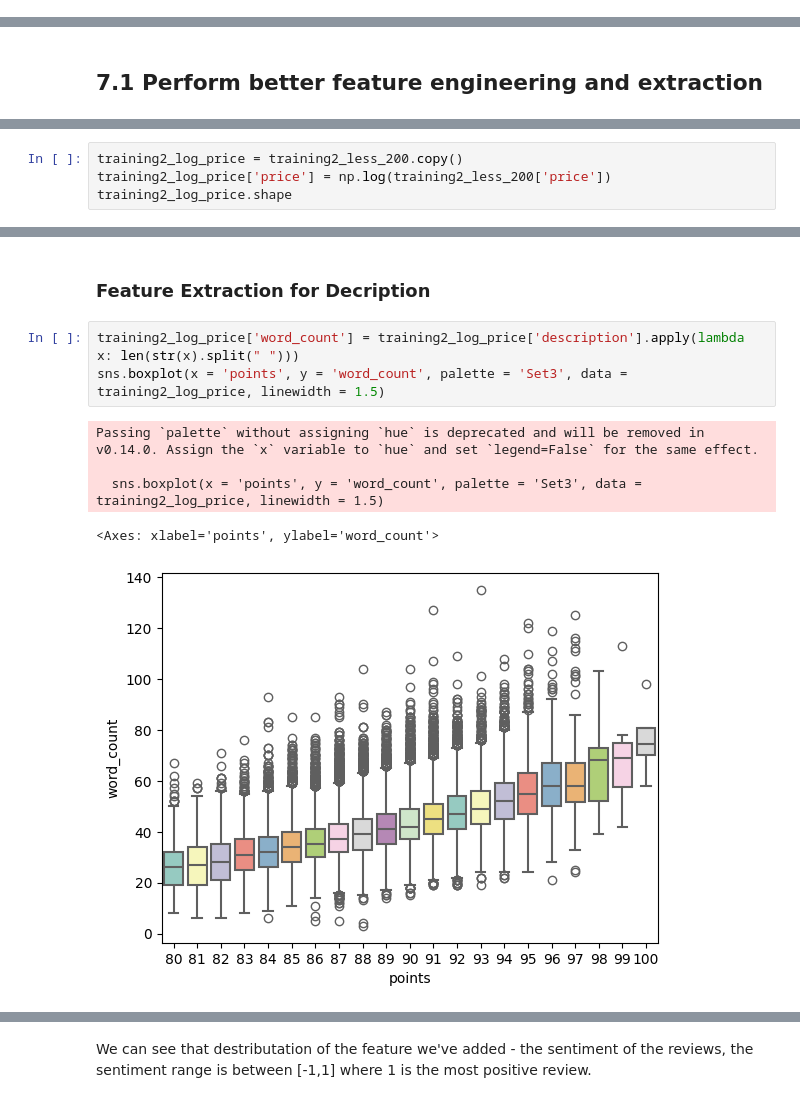
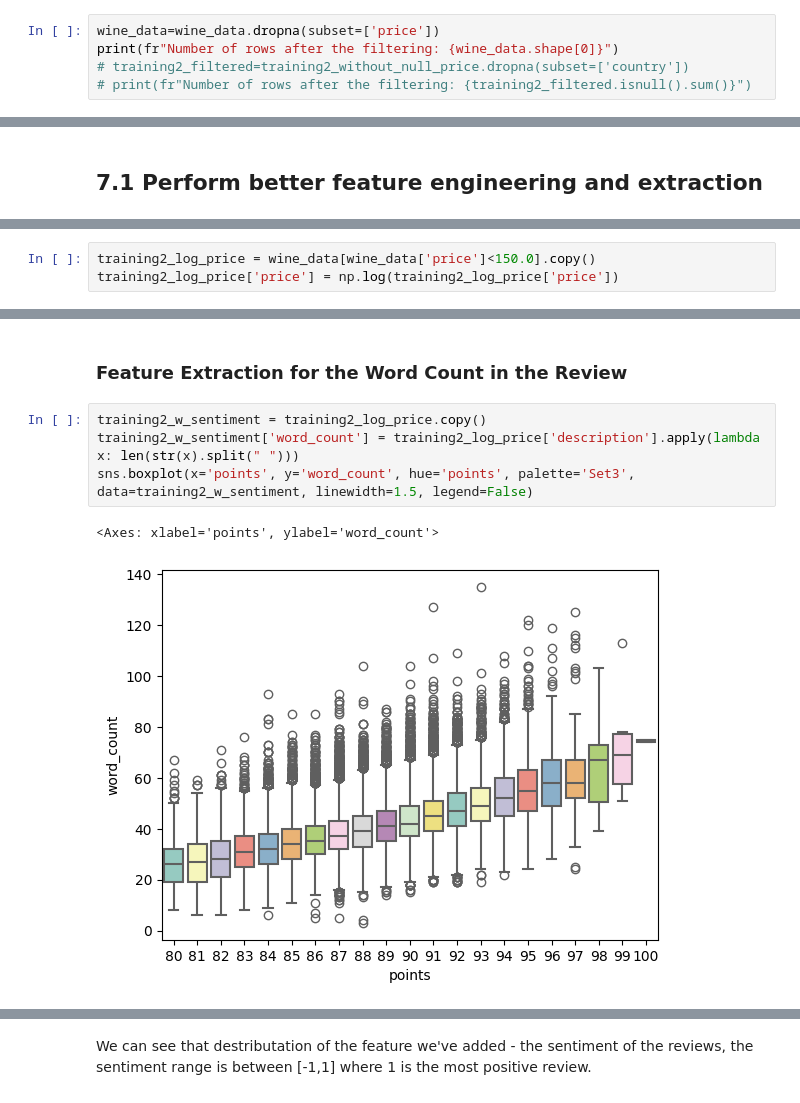
Before and after one commit to sapirca/wine_reviews, a Jupyter notebook: predictive_wine_quality.ipynb, the cells around one changed output, grey strips where cells are left out. Saved outputs shown, nothing was run; the diff lists cells and outputs as text.

```diff
--- a/predictive_wine_quality.ipynb
+++ b/predictive_wine_quality.ipynb
@@ -252,0 +209,5 @@ TODO
+# %%
+wine_data=wine_data.dropna(subset=['price'])
+print(fr"Number of rows after the filtering: {wine_data.shape[0]}")
+# training2_filtered=training2_without_null_price.dropna(subset=['country'])
+# print(fr"Number of rows after the filtering: {training2_filtered.isnull().sum()}")
@@ -606,4 +527,3 @@ training2_less_200.shape
 # %%
-training2_log_price = training2_less_200.copy()
-training2_log_price['price'] = np.log(training2_less_200['price'])
-training2_log_price.shape
+training2_log_price = wine_data[wine_data['price']<150.0].copy()
+training2_log_price['price'] = np.log(training2_log_price['price'])
@@ -621,11 +530,9 @@ training2_log_price.head()
 # %% [markdown]
-### Feature Extraction for Decription
+### Feature Extraction for the Word Count in the Review
 # %%
-training2_log_price['word_count'] = training2_log_price['description'].apply(lambda x: len(str(x).split(" ")))
-sns.boxplot(x = 'points', y = 'word_count', palette = 'Set3', data = training2_log_price, linewidth = 1.5)
+training2_w_sentiment = training2_log_price.copy()
+training2_w_sentiment['word_count'] = training2_log_price['description'].apply(lambda x: len(str(x).split(" ")))
+sns.boxplot(x='points', y='word_count', hue='points', palette='Set3', data=training2_w_sentiment, linewidth=1.5, legend=False)
 # %% [output]
-Passing `palette` without assigning `hue` is deprecated and will be removed in v0.14.0. Assign the `x` variable to `hue` and set `legend=False` for the same effect.
-
-  sns.boxplot(x = 'points', y = 'word_count', palette = 'Set3', data = training2_log_price, linewidth = 1.5)
+<Axes: xlabel='points', ylabel='word_count'>
-<Axes: xlabel='points', ylabel='word_count'>
-[figure, old version]
+[figure, new version]
```
Also changed, not shown: parts of 108 cells of this notebook, 8 other files.
